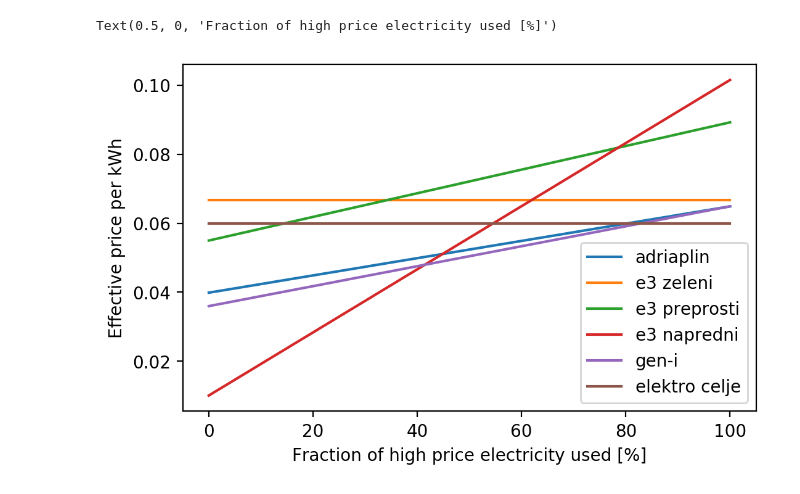
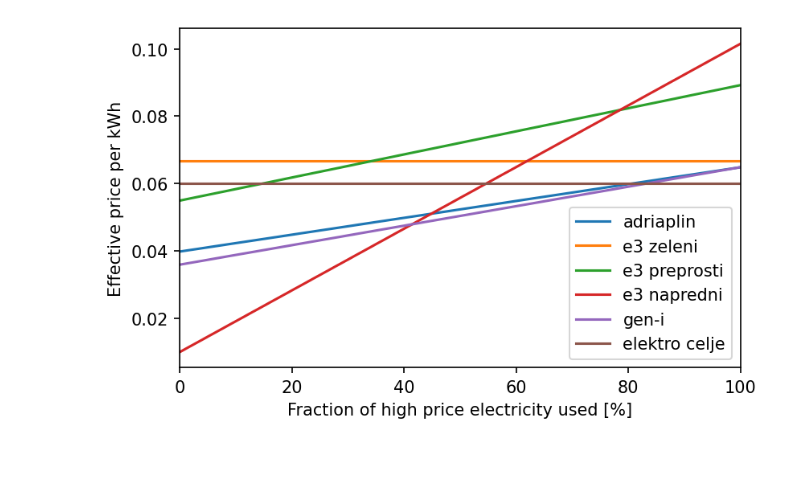
Before and after one commit to Migelo/electricity_prices, a Jupyter notebook: electricity.ipynb, the cells around one changed output. Cells and saved outputs as stored; diff of their text form; code cells hidden in the pictures; blank space fills up the shorter version.

```diff
--- a/electricity.ipynb
+++ b/electricity.ipynb
@@ -13,12 +13,12 @@ prices = [[.06488, .03988, 'adriaplin'],
 def calc(ratio, price_low, price_high):
     return ratio * price_low + (1 - ratio) * price_high
 # %%
-f, ax = plt.subplots(figsize=(6, 6/1.61), dpi=200)
+f, ax = plt.subplots(figsize=(6, 6/1.61), dpi=150)
 for item in prices:
     plt.plot(ratio*100, calc(ratio, item[0], item[1]), label=item[2])
 ax.legend(loc='best')
 ax.set_ylabel('Effective price per kWh')
 ax.set_xlabel('Fraction of high price electricity used [%]')
+ax.set_xlim(0, 100);
 # %% [output]
-Text(0.5, 0, 'Fraction of high price electricity used [%]')
-[figure, old version]
+[figure, new version]
```
Also changed, not shown: 1 other file.
